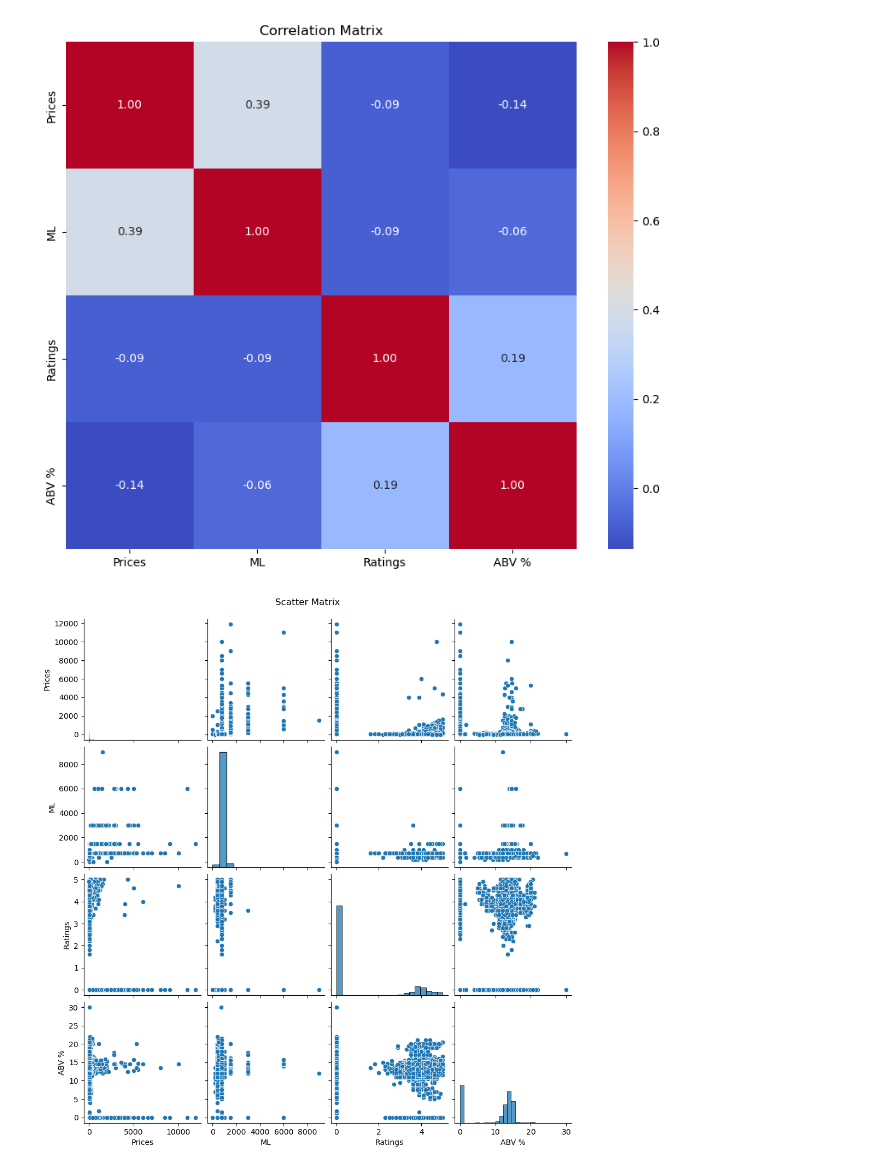
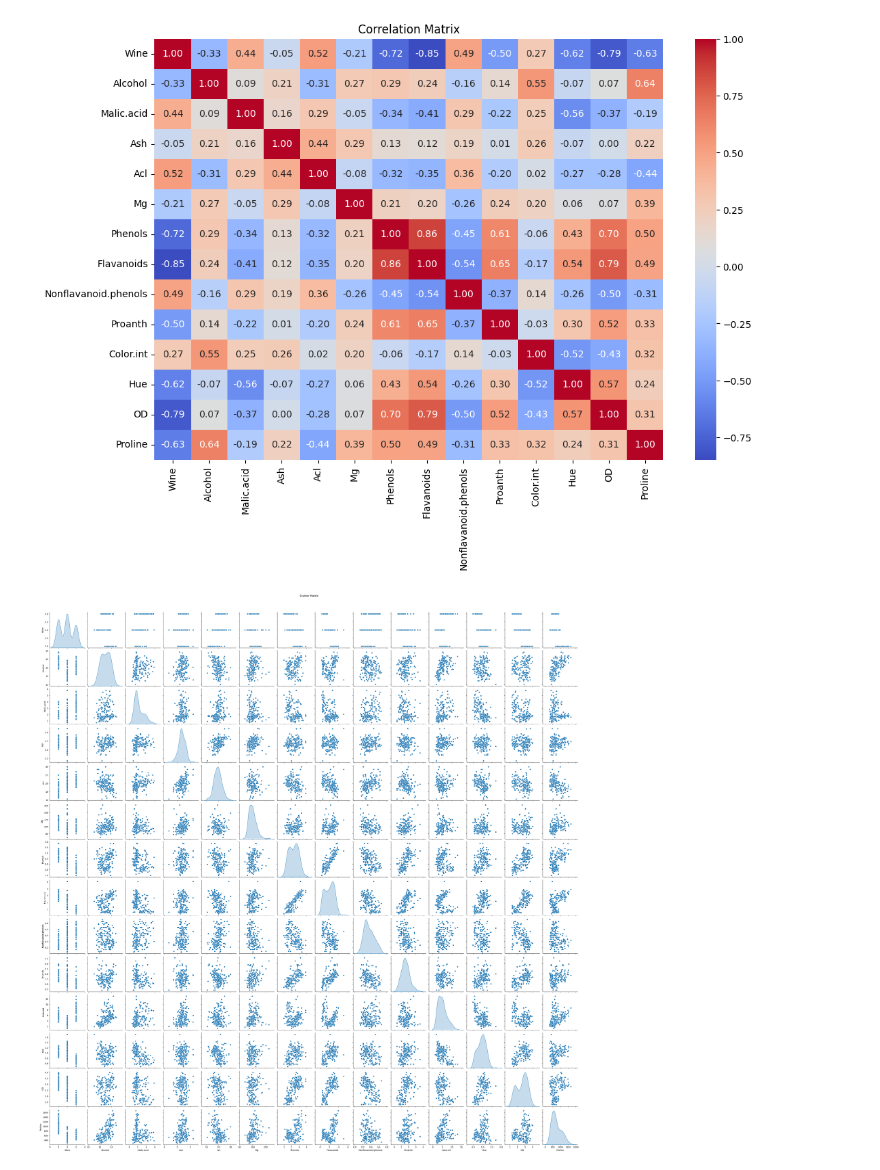
Before and after one commit to abdullaabdukulov/02-Data-Science-My-Vivino, a Jupyter notebook: my_vivino.ipynb, the cells around one changed output. Cells and saved outputs as stored; diff of their text form; code cells hidden in the pictures.

```diff
--- a/my_vivino.ipynb
+++ b/my_vivino.ipynb
@@ -13,7 +9,7 @@ warnings.filterwarnings("ignore", category=UserWarning)
 # %%
 # Data Collecting Part
 
-wine_data = pd.read_csv("vivino_dataset.csv", encoding=result['encoding'])
+wine_data = pd.read_csv("wine.csv")
 
 wine_data
 # %% [output]
@@ -141,31 +115,28 @@ histograms(wine_data)
 # %%
 # Correlation Matrix
 
 def correlation_matrix(wine_data):
+    correlation_matrix = wine_data.corr()
 
-    numeric_columns = wine_data.select_dtypes(include=['float64']).columns
-    correlation_matrix = wine_data[numeric_columns].corr()
-
-    plt.figure(figsize=(10, 8))
+    plt.figure(figsize=(12, 8))
     sns.heatmap(correlation_matrix, annot=True, cmap='coolwarm', fmt=".2f")
     plt.title('Correlation Matrix')
     plt.show()
 
 correlation_matrix(wine_data)
 # %% [output]
-[figure, old version]
+[figure, new version]
 # %%
 # Scatter Matrix
 
 def scatter_matrix(wine_data):
-
-    sns.pairplot(wine_data[['Prices', 'ML', 'Ratings', 'ABV %']])
+    sns.pairplot(wine_data, diag_kind='kde')
     plt.suptitle('Scatter Matrix', y=1.02)
     plt.show()
 
 scatter_matrix(wine_data)
 # %% [output]
-[figure, old version]
+[figure, new version]
 # %%
 # Machine Learning Part
 
```
Also changed, not shown: parts of 8 cells of this notebook, 3 other files.
